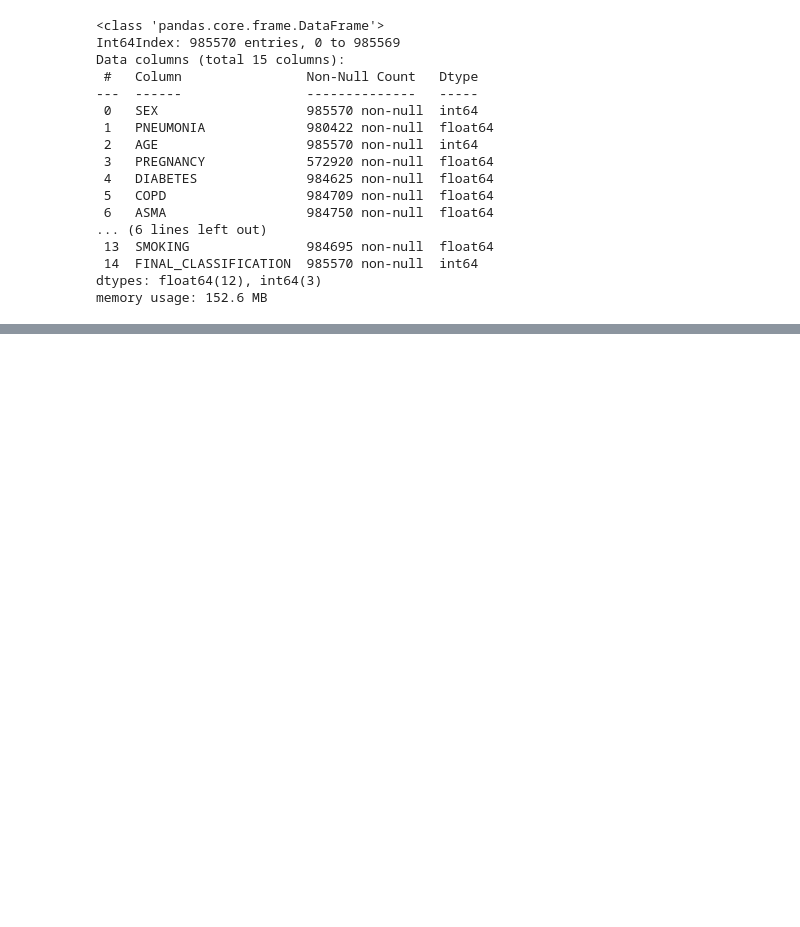
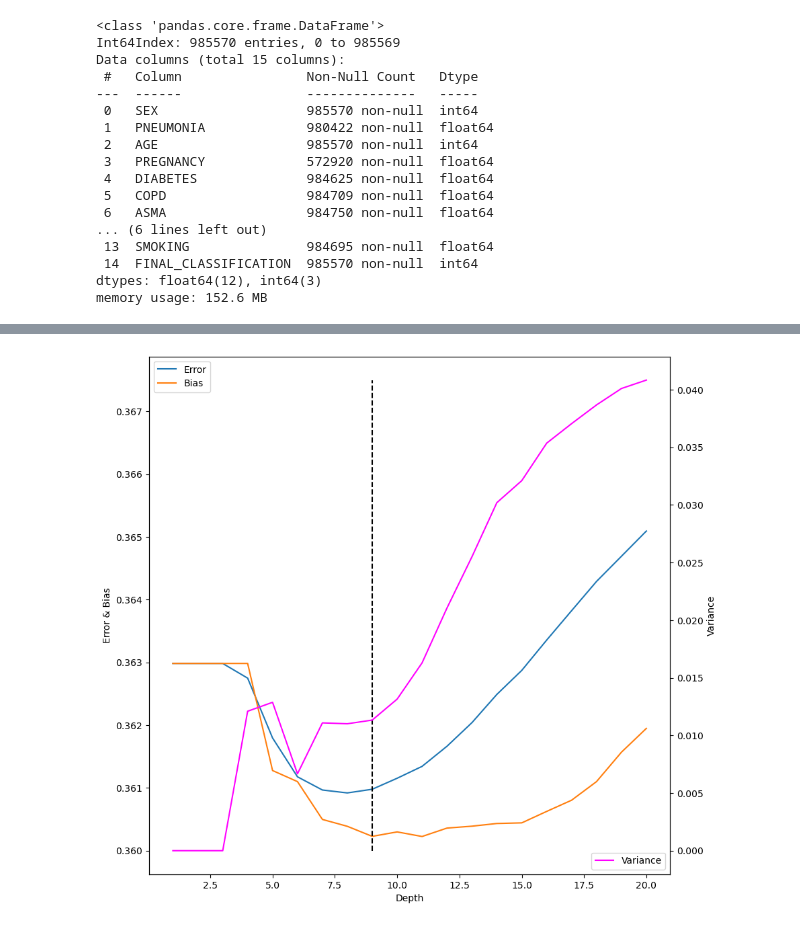
Before and after one commit to meenakshsundaram/AIML, a Jupyter notebook: DecisionTrees/src/covid19/preprocessing.ipynb, the cells around one changed output, grey strips where cells are left out. Saved outputs shown, nothing was run; the diff lists cells and outputs as text; code cells hidden in the pictures; blank space fills up the shorter version.

Commit message:
Generated the Depth/Bias/Variance Graph

```diff
--- a/DecisionTrees/src/covid19/preprocessing.ipynb
+++ b/DecisionTrees/src/covid19/preprocessing.ipynb
@@ -807,0 +239,6 @@ KeyboardInterrupt:
+# %%
+TRAIN_FRACTION = 0.5
+RANDOM_SEED = 56732
+
+new_cols = new_df.columns
+train_df = new_df.sample(frac=TRAIN_FRACTION,random_state=RANDOM_SEED)
@@ -807,0 +271,21 @@ KeyboardInterrupt:
+# %%
+
+max_depth=100
+criterion='entropy'
+records=[]
+for depth in range(1,max_depth+1):
+
+    tree = DecisionTreeClassifier(random_state=RANDOM_SEED,criterion=criterion,max_depth=depth)
+
+    avg_expected_loss, avg_bias, avg_var = bias_variance_decomp(
+            tree,train_x_df, train_y_df.values, test_x_df, test_y_df.values,
+            loss='0-1_loss',
+            random_seed=RANDOM_SEED,num_rounds=50)
+
+    print('Average expected loss: %.3f' % avg_expected_loss)
+    print('Average bias: %.3f' % avg_bias)
+    print('Average variance: %.3f' % avg_var)
+    records.append([depth,avg_expected_loss,avg_bias,avg_var])
+
+dbv=pd.DataFrame.from_records(records,columns=['Depth','Loss','BIAS','VARIANCE'])
+dbv.to_csv('DepthBiasVariance.csv',index=False)
@@ -807,0 +310,19 @@ KeyboardInterrupt:
+# %%
+max_depth=20
+fig,ax1=plt.subplots()
+fig.set_figwidth(10)
+fig.set_figheight(10)
+ax1.set_ylabel('Error & Bias')
+ax1.set_xlabel('Depth')
+ax1.plot(dbv.iloc[:max_depth,0],dbv.iloc[:max_depth,1])
+ax1.plot(dbv.iloc[:max_depth,0],dbv.iloc[:max_depth,2])
+
+ax2=ax1.twinx()
+ax2.plot(dbv.iloc[:max_depth,0],dbv.iloc[:max_depth,3],color='magenta')
+ax2.set_ylabel('Variance')
+ax1.vlines(x=9,ymin=0.360,ymax=0.3675,colors='k',linestyles='dashed')
+ax1.legend(['Error','Bias'],loc='upper left')
+ax2.legend(['Variance'],loc='lower right')
+plt.show()
+# %% [output]
+[figure, added]
```
Also changed, not shown: parts of 87 cells of this notebook, 4 other files.
